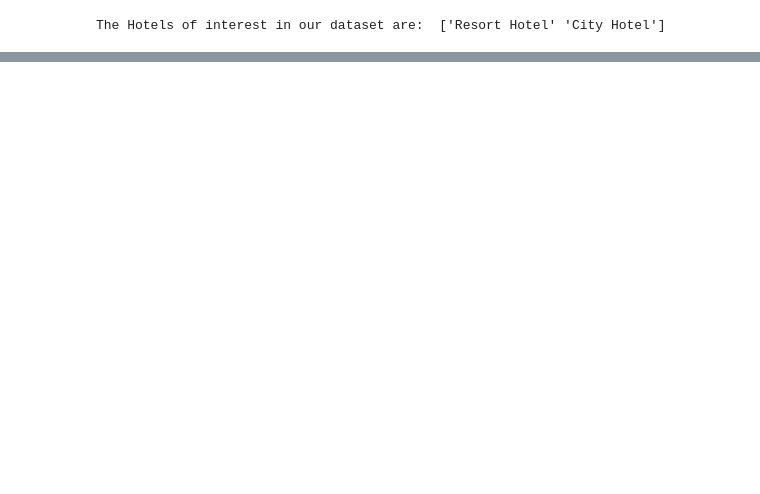
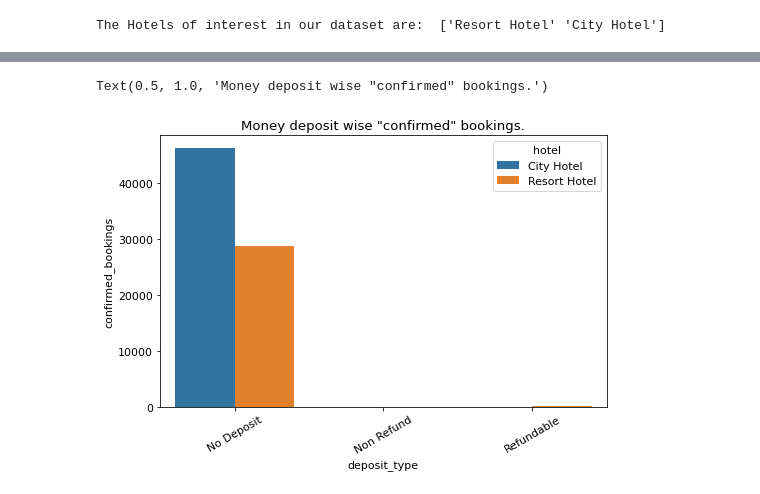
Before and after one commit to Abhi-nav0506/Capstone-EDA-Hotel-Booking, a Jupyter notebook: Hotel_Booking_Analysis_Capstone_Project.ipynb, the cells around one changed output, grey strips where cells are left out. Drawn from its saved outputs; the diff is of its cells as text; code cells hidden in the pictures; blank space fills up the shorter version.

```diff
--- a/Hotel_Booking_Analysis_Capstone_Project.ipynb
+++ b/Hotel_Booking_Analysis_Capstone_Project.ipynb
@@ -248,0 +397,11 @@ hotel_canceled_df = hotel_df[hotel_df['is_canceled'] == 0].copy()   #cancelled b
+# %%
+deposit_type_confirmed_df = pd.DataFrame(hotel_confirmed_df.groupby(['hotel','deposit_type']).agg({'is_canceled':'count'})).reset_index().rename(columns = {'is_canceled':'confirmed_bookings'})
+
+plt.figure(figsize = (8,5))
+sns.barplot(x = 'deposit_type', y='confirmed_bookings',
+               hue = 'hotel',data=deposit_type_confirmed_df).set_xticklabels(deposit_type_confirmed_df['deposit_type'],rotation=30)
+
+plt.title('Money deposit wise "confirmed" bookings.')
+# %% [output]
+Text(0.5, 1.0, 'Money deposit wise "confirmed" bookings.')
+[figure, added]
```
Also changed, not shown: parts of 33 cells of this notebook.
